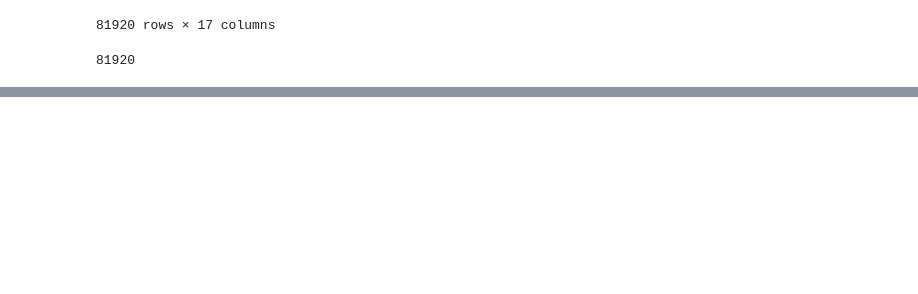
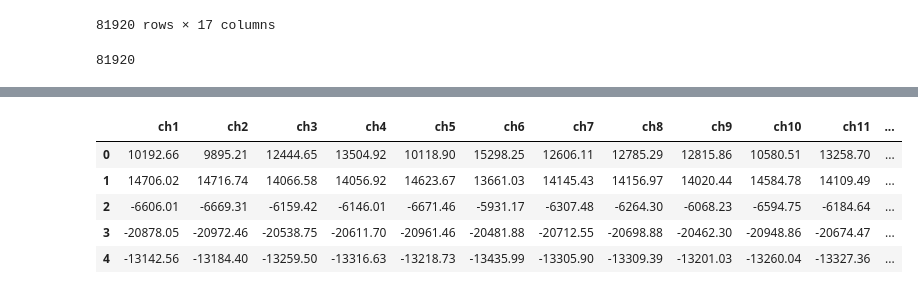
Before and after one commit to Jideco/stroke_rehab_data_analysis, a Jupyter notebook: 1_data_preparation_and_evaluation.ipynb, the cells around one changed output, grey strips where cells are left out. Saved outputs shown, nothing was run; the diff lists cells and outputs as text; code cells hidden in the pictures; blank space fills up the shorter version.

```diff
--- a/1_data_preparation_and_evaluation.ipynb
+++ b/1_data_preparation_and_evaluation.ipynb
@@ -338,0 +379,28 @@ df[df['trig'] == 1].value_counts().sum()
+# %%
+# target names, channels 1 to 16
+exg_cols = [f"ch{i}" for i in range(1, 17)]
+
+# keep only the EXG columns that actually exist in df_imagine
+exg_present = [c for c in exg_cols if c in df.columns]
+
+if not exg_present:
+    raise ValueError("No ch Channel columns found in df_imagine.")
+
+# get integer array, handle possible NaNs safely
+arr = df[exg_present].fillna(0).to_numpy(dtype=np.int64)
+
+# convert unsigned 32 bit values to signed two's complement where needed
+mask = arr >= 2**23
+arr[mask] = arr[mask] - 2**24
+
+# convert to microvolts, round to 2 decimals
+df[exg_present] = np.round(1000000 * 4.5 * (arr / 16777216), 2)  # 2**32 = 16777216
+
+display(df.head())
+# %% [output]
+|  | ch1 | ch2 | ch3 | ch4 | ch5 | ch6 | ch7 | ch8 | ch9 | ch10 | ch11 | ... |
+| 0 | 10192.66 | 9895.21 | 12444.65 | 13504.92 | 10118.90 | 15298.25 | 12606.11 | 12785.29 | 12815.86 | 10580.51 | 13258.70 | ... |
+| 1 | 14706.02 | 14716.74 | 14066.58 | 14056.92 | 14623.67 | 13661.03 | 14145.43 | 14156.97 | 14020.44 | 14584.78 | 14109.49 | ... |
+| 2 | -6606.01 | -6669.31 | -6159.42 | -6146.01 | -6671.46 | -5931.17 | -6307.48 | -6264.30 | -6068.23 | -6594.75 | -6184.64 | ... |
+| 3 | -20878.05 | -20972.46 | -20538.75 | -20611.70 | -20961.46 | -20481.88 | -20712.55 | -20698.88 | -20462.30 | -20948.86 | -20674.47 | ... |
+| 4 | -13142.56 | -13184.40 | -13259.50 | -13316.63 | -13218.73 | -13435.99 | -13305.90 | -13309.39 | -13201.03 | -13260.04 | -13327.36 | ... |
```
Also changed, not shown: parts of 18 cells of this notebook.
